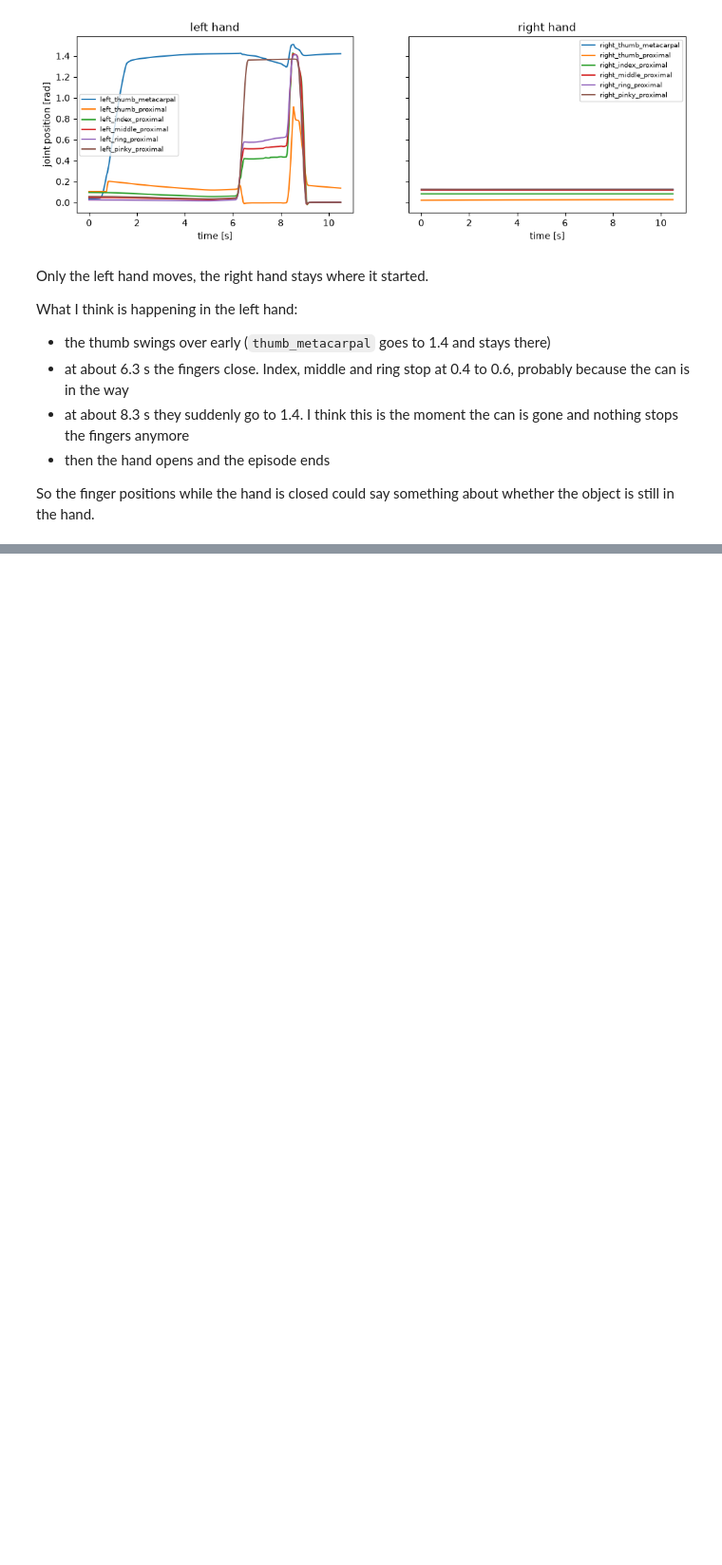
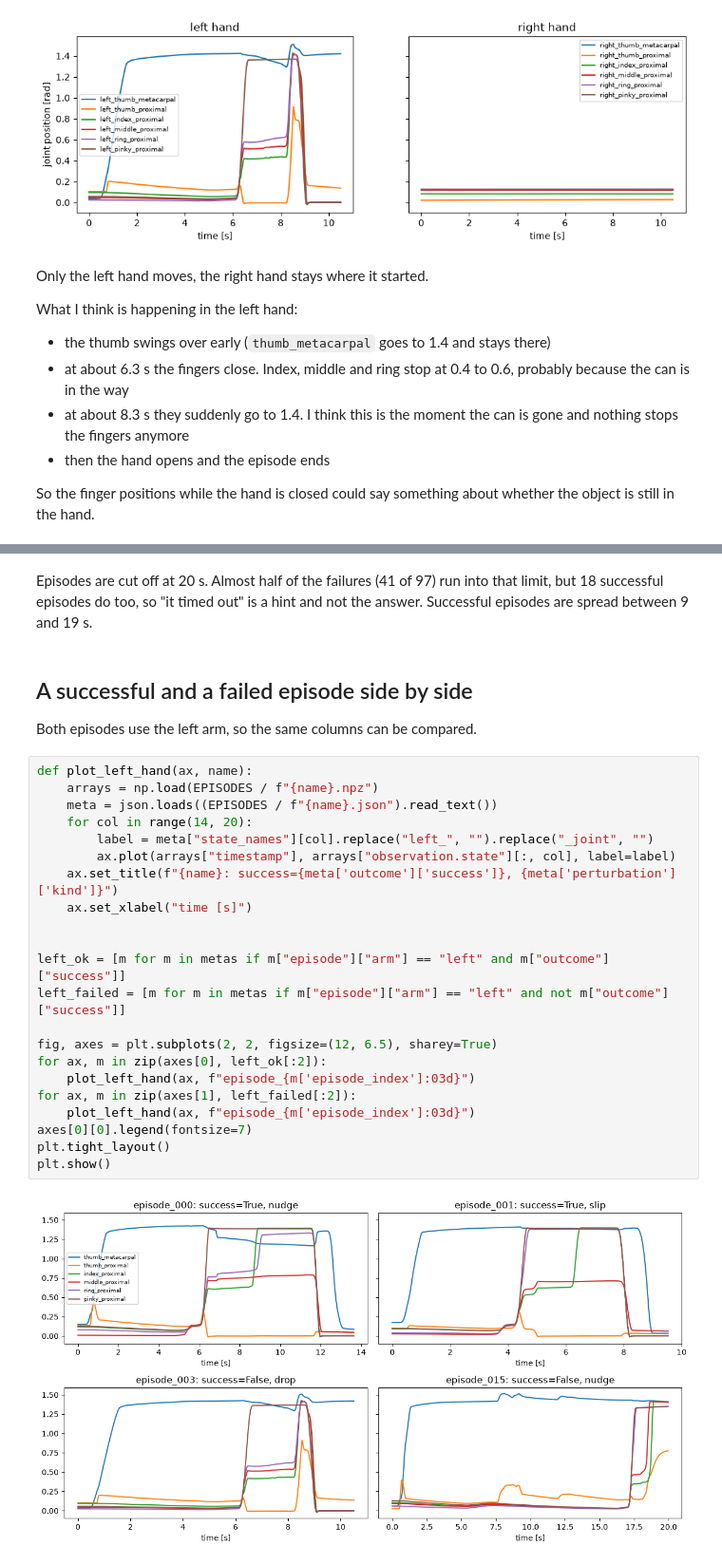
Before and after one commit to Johannes4044/g1-episode-success-classifier, a Jupyter notebook: notebooks/01_data_exploration.ipynb, the cells around one changed output, grey strips where cells are left out. Shown at 95% size. Cells and saved outputs as stored; diff of their text form; blank space fills up the shorter version.

```diff
--- a/notebooks/01_data_exploration.ipynb
+++ b/notebooks/01_data_exploration.ipynb
@@ -103,0 +178,30 @@ So the finger positions while the hand is closed could say something about wheth
+# %% [markdown]
+Episodes are cut off at 20 s. Almost half of the failures (41 of 97) run into that limit, but 18 successful episodes do too, so "it timed out" is a hint and not the answer. Successful episodes are spread between 9 and 19 s.
+# %% [markdown]
+## A successful and a failed episode side by side
+
+Both episodes use the left arm, so the same columns can be compared.
+# %%
+def plot_left_hand(ax, name):
+    arrays = np.load(EPISODES / f"{name}.npz")
+    meta = json.loads((EPISODES / f"{name}.json").read_text())
+    for col in range(14, 20):
+        label = meta["state_names"][col].replace("left_", "").replace("_joint", "")
+        ax.plot(arrays["timestamp"], arrays["observation.state"][:, col], label=label)
+    ax.set_title(f"{name}: success={meta['outcome']['success']}, {meta['perturbation']['kind']}")
+    ax.set_xlabel("time [s]")
+
+
+left_ok = [m for m in metas if m["episode"]["arm"] == "left" and m["outcome"]["success"]]
+left_failed = [m for m in metas if m["episode"]["arm"] == "left" and not m["outcome"]["success"]]
+
+fig, axes = plt.subplots(2, 2, figsize=(12, 6.5), sharey=True)
+for ax, m in zip(axes[0], left_ok[:2]):
+    plot_left_hand(ax, f"episode_{m['episode_index']:03d}")
+for ax, m in zip(axes[1], left_failed[:2]):
+    plot_left_hand(ax, f"episode_{m['episode_index']:03d}")
+axes[0][0].legend(fontsize=7)
+plt.tight_layout()
+plt.show()
+# %% [output]
+[figure, added]
```
Also changed, not shown: parts of 12 cells of this notebook.
